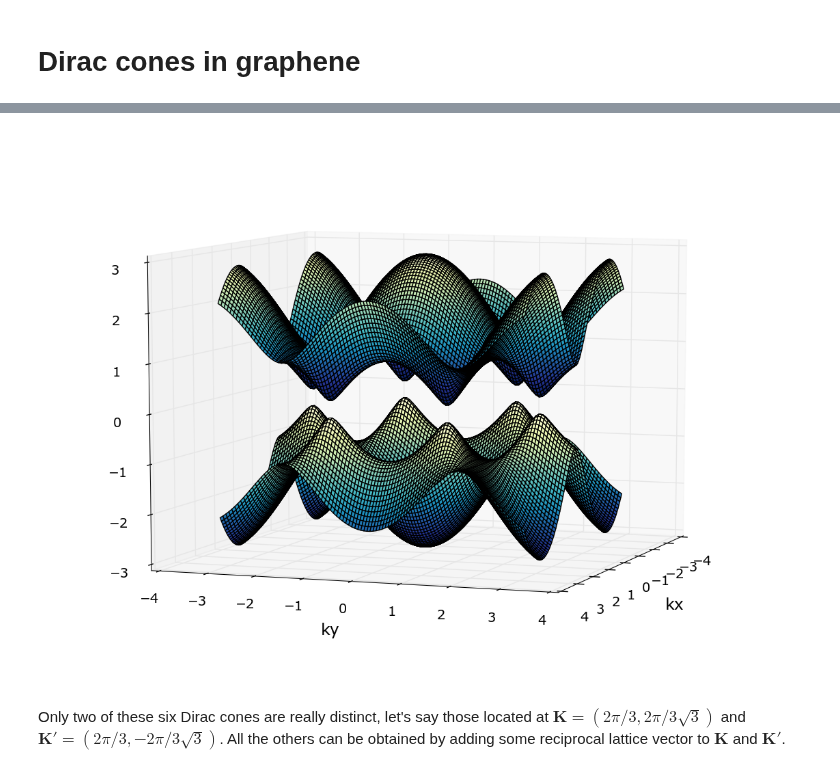
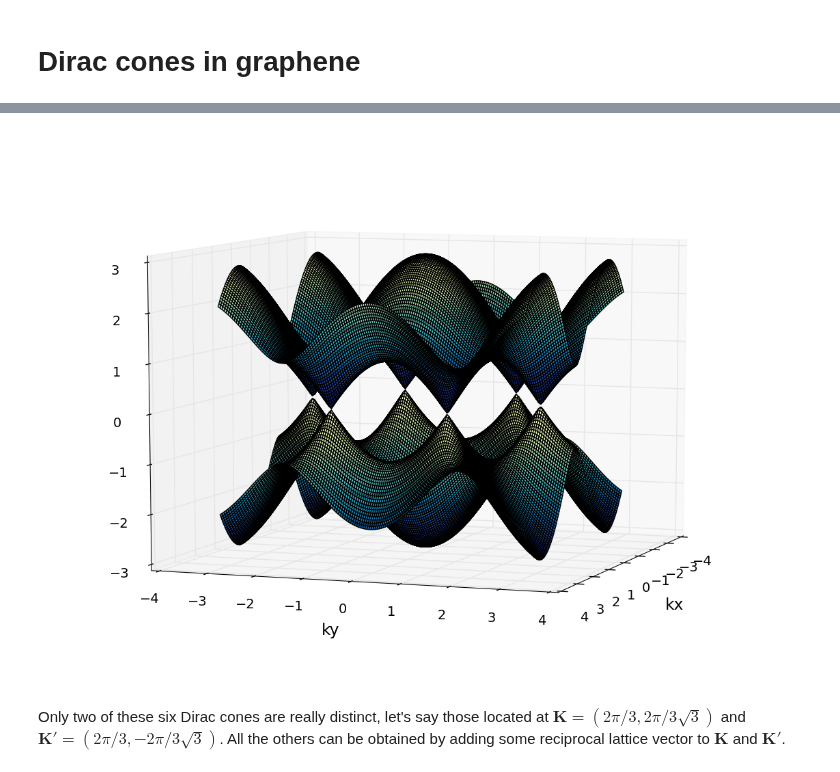
Before and after one commit to topocm/topocm_content, a Jupyter notebook: w4_haldane/haldane_model.ipynb, the cells around one changed output, grey strips where cells are left out. Drawn from its saved outputs; the diff is of its cells as text; code cells hidden in the pictures.

```diff
--- a/w4_haldane/haldane_model.ipynb
+++ b/w4_haldane/haldane_model.ipynb
@@ -86,7 +86,7 @@ def plot_two(X,Y,Z, angle):
     fig = plt.figure(figsize=(14,10))
     ax = fig.add_subplot(111, projection='3d')
 
-    ax.plot_surface(X, Y, Z[0], rstride=1, cstride=1, cmap=cm.YlGnBu_r)
+    ax.plot_surface(X, Y, Z[0], rstride=1, cstride=1, cmap=cm.YlGnBu_r, shade=True)
     ax.plot_surface(X, Y, Z[1], rstride=1, cstride=1, cmap=cm.YlGnBu_r)
 
     ax.set_xlabel('kx')
@@ -189,15 +190,15 @@ and gives rise to the famous band structure of graphene, with the two bands touc
 # %%
-par = SimpleNamespace(t=1.0, t_nnn=0.1, m=0.0, phi=np.pi/2, kx=0.0, ky=0.0)
+par = SimpleNamespace(t=1.0, t_nnn=0., m=0.0, phi=np.pi/2, kx=0.0, ky=0.0)
 sys = Haldane_infinite()
 
-KX = np.linspace(-np.pi, np.pi, 101)
+KX = np.linspace(-np.pi, np.pi, 150)
 KY = KX
 
 KX, KY = np.meshgrid(KX, KY)
 energies = evaluate_on_grid(KX, KY, dispersion_func(sys, par))
 
 plot_two(KX, KY, [energies[0], energies[1]], angle=(8,20))
 # %% [output]
-[figure, old version]
+[figure, new version]
 # %% [markdown]
 Only two of these six Dirac cones are really distinct, let's say those located at $\mathbf{K}=(2\pi/3, 2\pi/3\sqrt{3})$ and $\mathbf{K}'=(2\pi/3, -2\pi/3\sqrt{3})$. All the others can be obtained by adding some reciprocal lattice vector to $\mathbf{K}$ and $\mathbf{K}'$.
```
Also changed, not shown: parts of 20 cells of this notebook, 5 other files.
